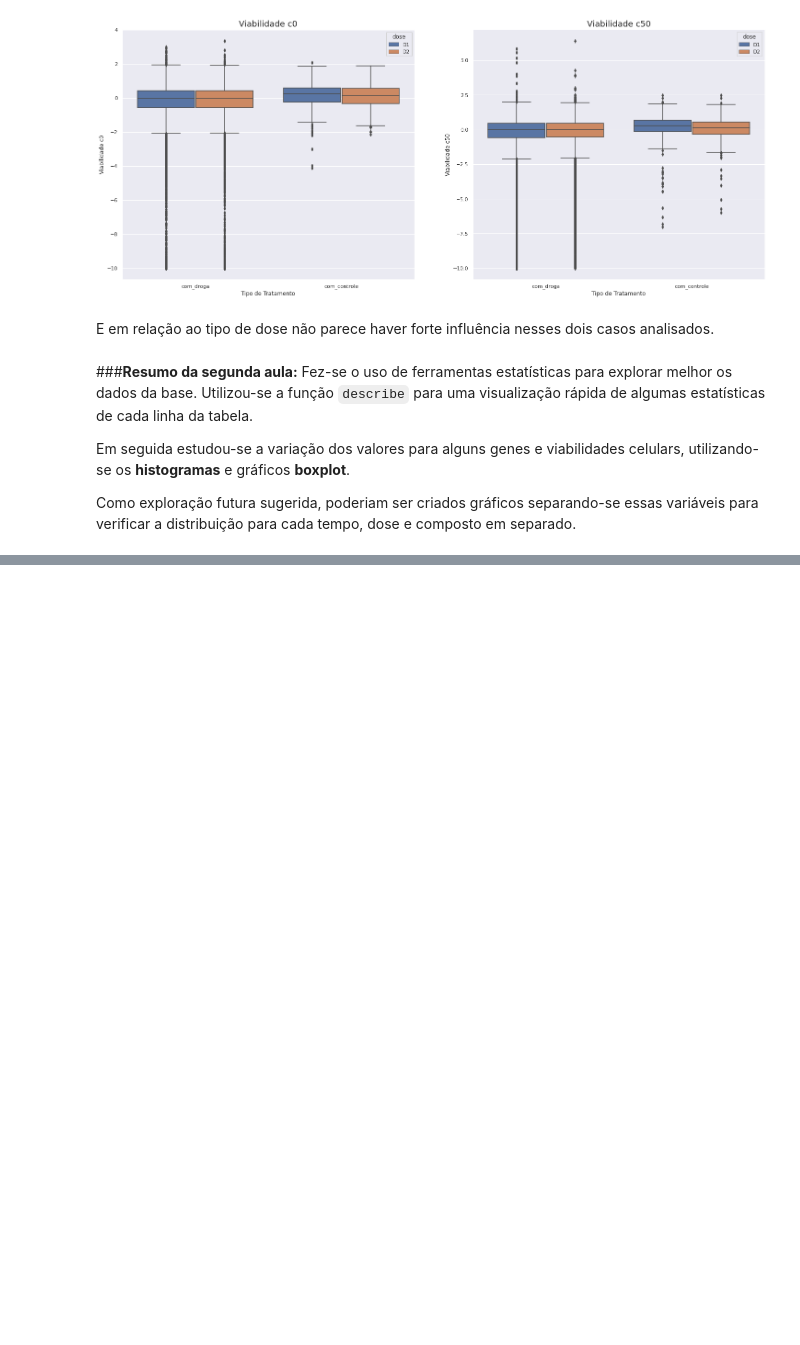
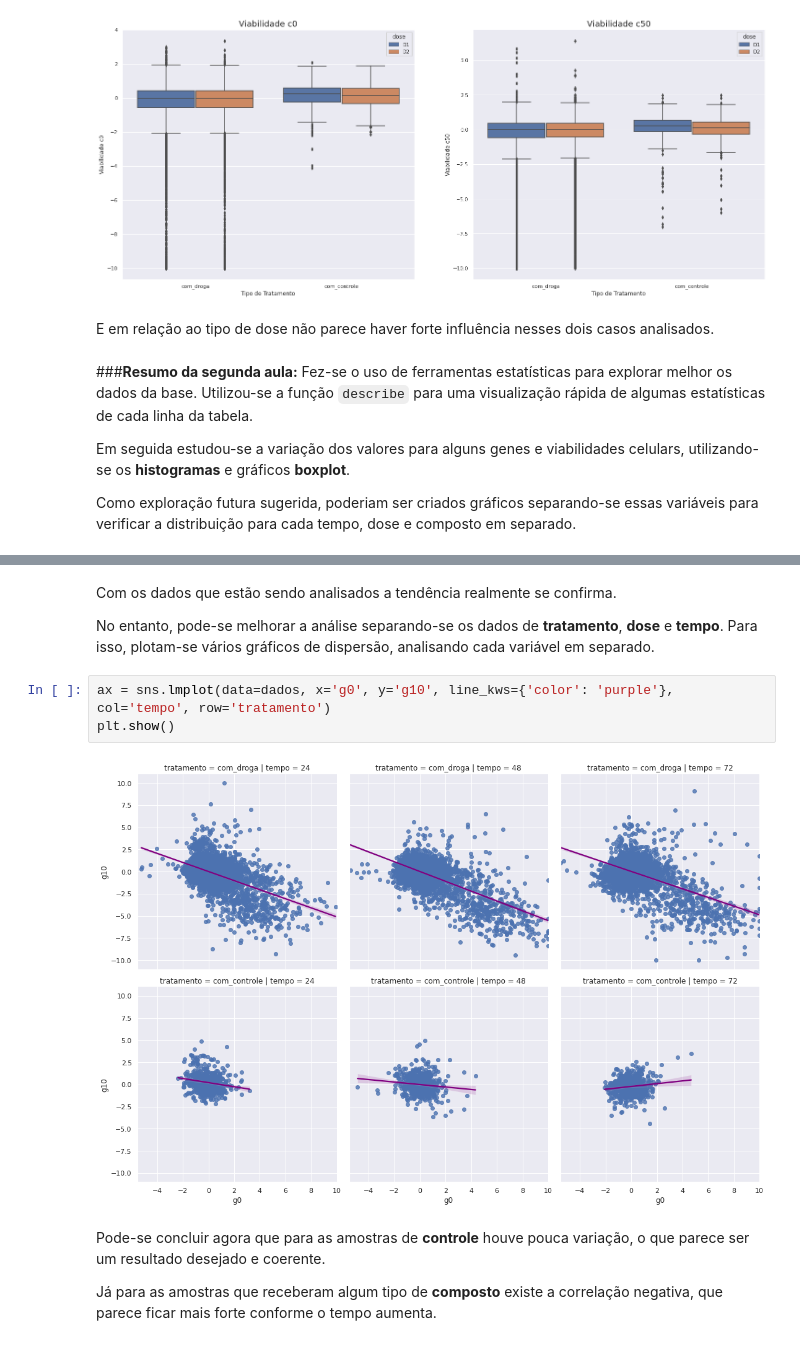
Before and after one commit to guibruno/imersao-dados-desafio-final, a Jupyter notebook: Imersao_Dados_Completo.ipynb, the cells around one changed output, grey strips where cells are left out. Saved outputs shown, nothing was run; the diff lists cells and outputs as text; blank space fills up the shorter version.

```diff
--- a/Imersao_Dados_Completo.ipynb
+++ b/Imersao_Dados_Completo.ipynb
@@ -604,0 +810,13 @@ Como exploração futura sugerida, poderiam ser criados gráficos separando-se e
+# %% [markdown]
+Com os dados que estão sendo analisados a tendência realmente se confirma.
+
+No entanto, pode-se melhorar a análise separando-se os dados de **tratamento**, **dose** e **tempo**. Para isso, plotam-se vários gráficos de dispersão, analisando cada variável em separado.
+# %%
+ax = sns.lmplot(data=dados, x='g0', y='g10', line_kws={'color': 'purple'}, col='tempo', row='tratamento')
+plt.show()
+# %% [output]
+[figure, added]
+# %% [markdown]
+Pode-se concluir agora que para as amostras de **controle** houve pouca variação, o que parece ser um resultado desejado e coerente.
+
+Já para as amostras que receberam algum tipo de **composto** existe a correlação negativa, que parece ficar mais forte conforme o tempo aumenta.
```
Also changed, not shown: parts of 125 cells of this notebook.
